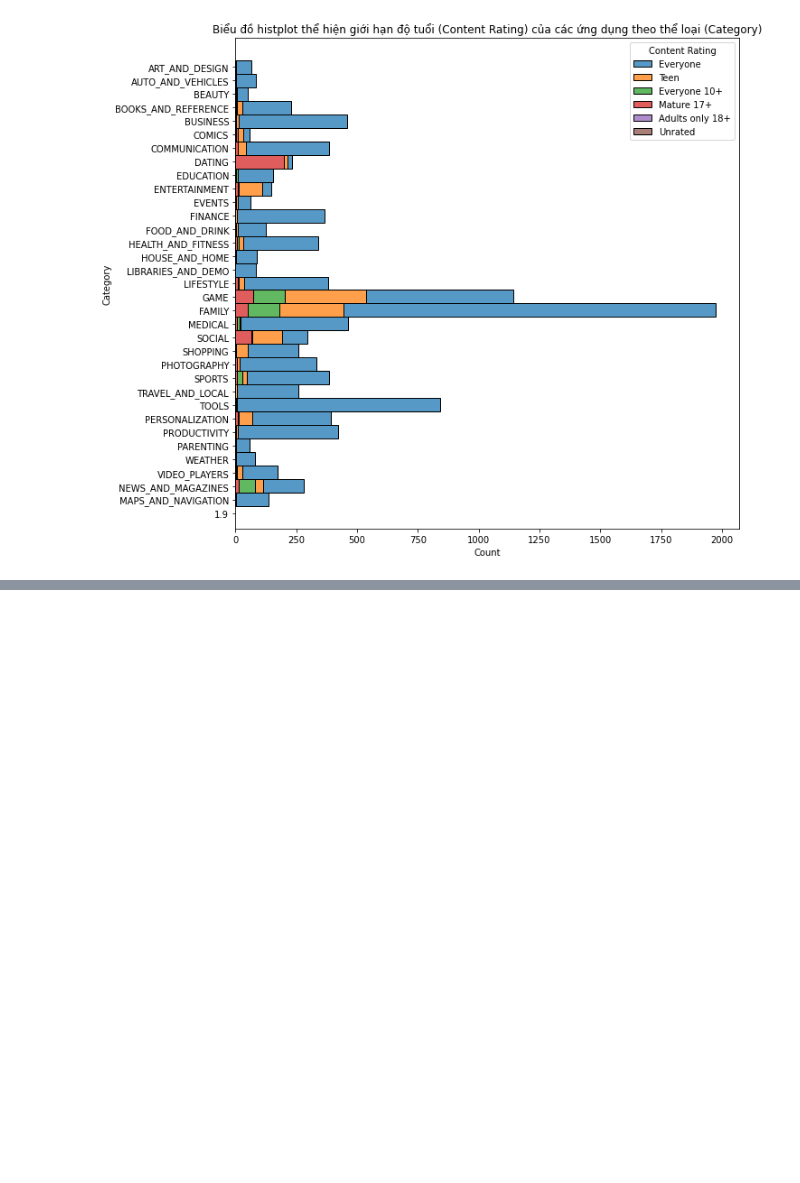
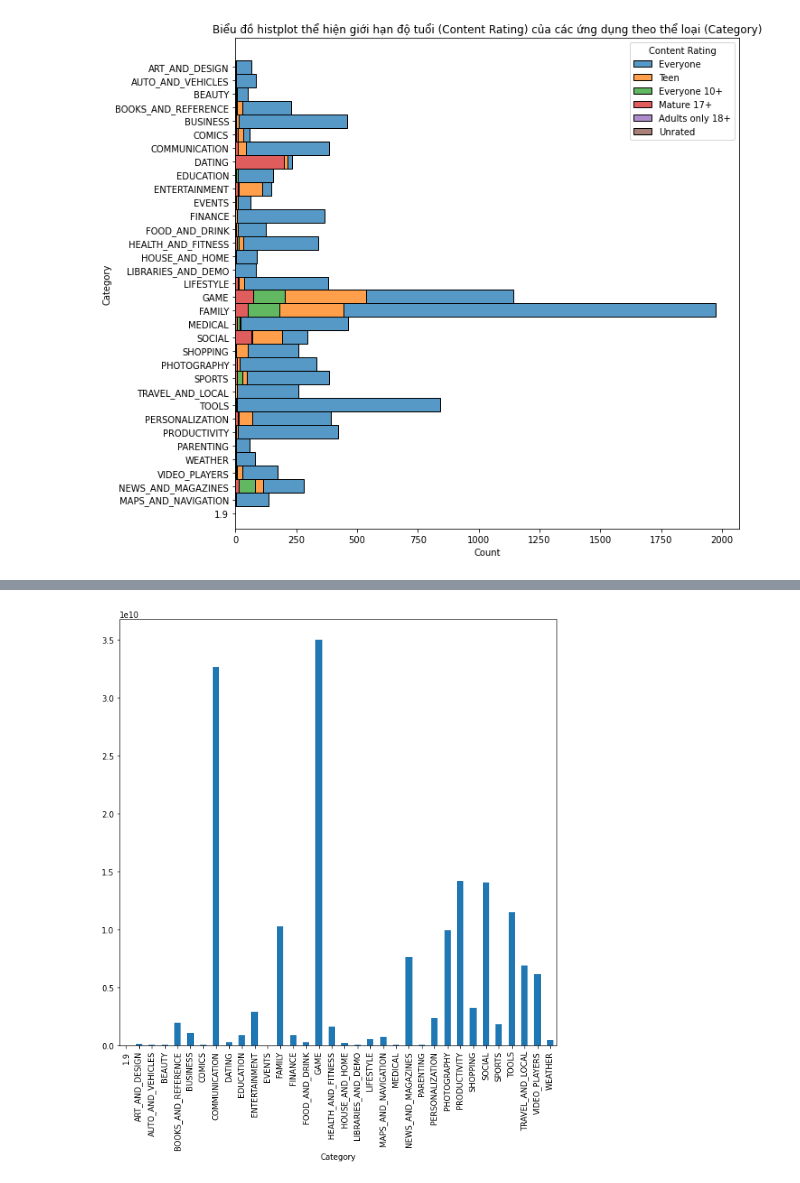
Before and after one commit to trankhanh040147/Nhom_30_PhanTichUngDungCHPlay, a Jupyter notebook: Project.ipynb, the cells around one changed output, grey strips where cells are left out. Cells and saved outputs as stored; diff of their text form; code cells hidden in the pictures; blank space fills up the shorter version.

```diff
--- a/Project.ipynb
+++ b/Project.ipynb
@@ -337,0 +332,6 @@ plt.show()
+# %%
+plt.figure(figsize=(10,10))
+gk['sum'].plot.bar()
+plt.show()
+# %% [output]
+[figure, added]
```
Also changed, not shown: parts of 16 cells of this notebook, 1 other file.
